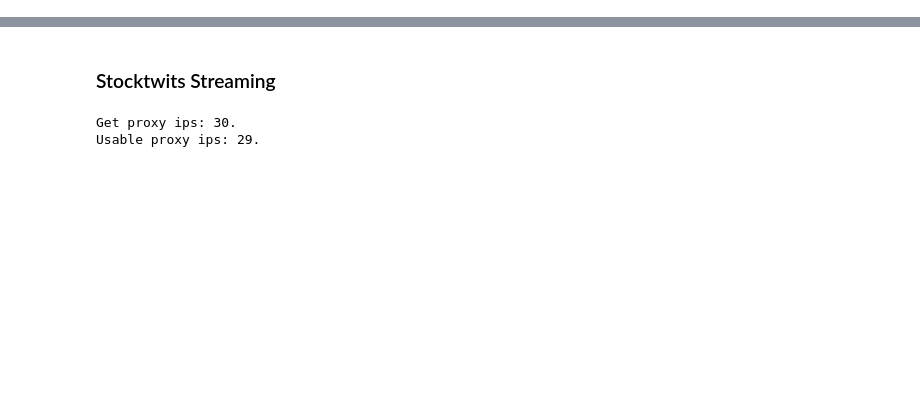
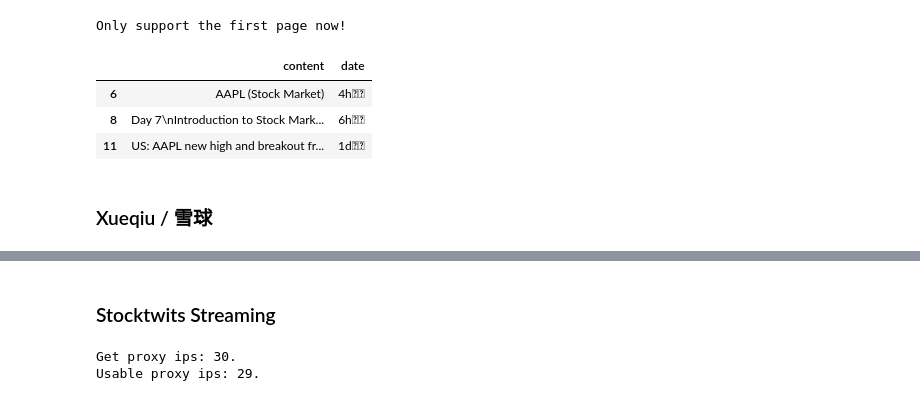
Before and after one commit to AI4Finance-Foundation/FinNLP, a Jupyter notebook: docs/FinNLP/docs/jupyter/Data_Sources_Social_Media.ipynb, the cells around one changed output, grey strips where cells are left out. Drawn from its saved outputs; the diff is of its cells as text; code cells hidden in the pictures; blank space fills up the shorter version.

```diff
--- a/docs/FinNLP/docs/jupyter/Data_Sources_Social_Media.ipynb
+++ b/docs/FinNLP/docs/jupyter/Data_Sources_Social_Media.ipynb
@@ -3,0 +64,22 @@ sys.path.append("../../FinNLP")
+# %%
+config = {
+    "cookies":cookies,
+    "headless": False,
+    "stealth_path":"../../FinNLP/finnlp/data_sources/social_media/stealth.min.js"
+    }
+pages = 3
+stock = "AAPL"
+# %%
+downloader = Facebook_Streaming(config)
+downloader.download_streaming_stock(stock, pages)
+# %% [output]
+Only support the first page now!
+# %%
+downloader.dataframe
+# %% [output]
+|  | content | date |
+| 6 | AAPL (Stock Market) | 4h󰞋󰙷 |
+| 8 | Day 7\nIntroduction to Stock Mark... | 6h󰞋󰙷 |
+| 11 | US: AAPL new high and breakout fr... | 1d󰞋󰙷 |
+# %% [markdown]
+### Xueqiu / 雪球
```
Also changed, not shown: parts of 20 cells of this notebook, 8 other files.
